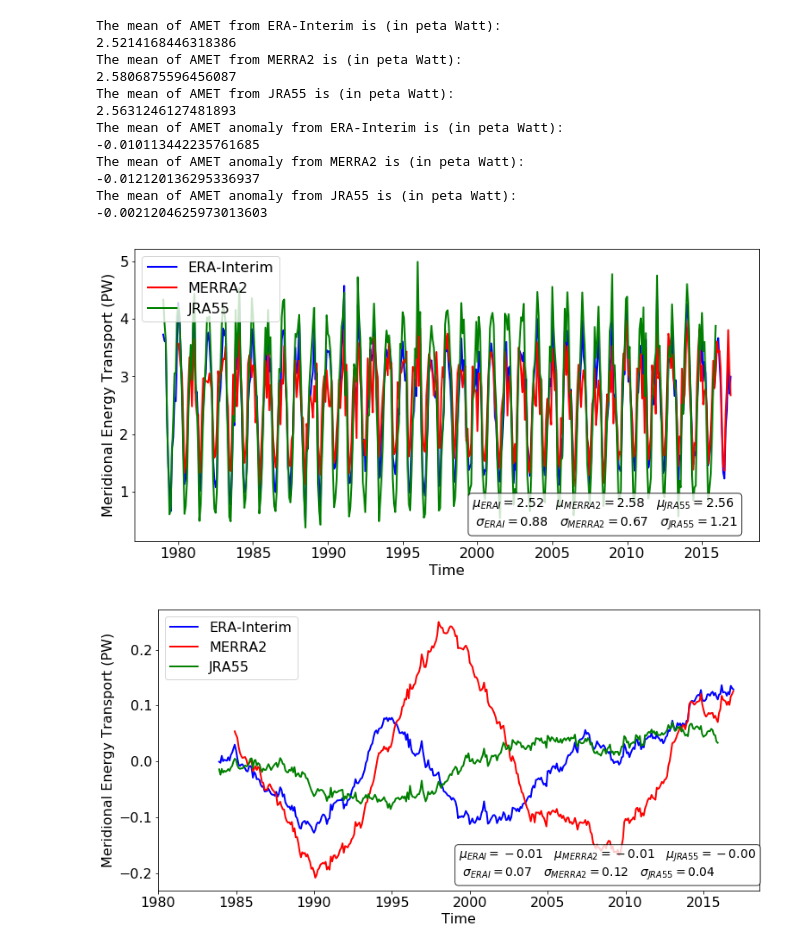
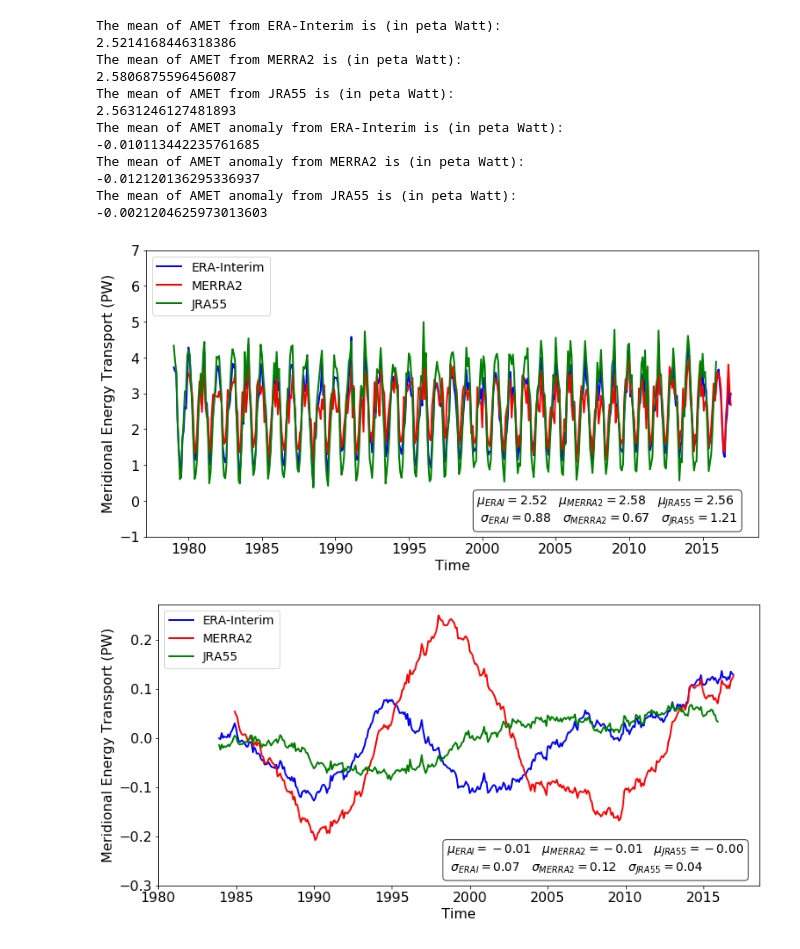
Before and after one commit to geek-yang/AirSeaFlow, a Jupyter notebook: MET_revise/ESD/paper_comp_AMET.ipynb, the cells around one changed output. Drawn from its saved outputs; the diff is of its cells as text; code cells hidden in the pictures.

Commit message:
figures remake for paper 1

```diff
--- a/MET_revise/ESD/paper_comp_AMET.ipynb
+++ b/MET_revise/ESD/paper_comp_AMET.ipynb
@@ -410,43 +410,43 @@ plt.xlabel("Time",fontsize=16)
 #plt.xticks(rotation=60)
 plt.xticks(np.arange(13,len(year_ERAI)*12+1,60), index_year,fontsize=16)
 plt.ylabel("Meridional Energy Transport (PW)",fontsize=16)
-plt.yticks(fontsize=16)
-plt.legend(frameon=True, loc=2, prop={'size': 16})
+plt.yticks(np.arange(-1,8,1),fontsize=16)
+plt.legend(frameon=True, loc=2, prop={'size': 14})
 # set up the text box
 props = dict(boxstyle='round', facecolor='white', alpha=0.8)
 ax = plt.gca()
 ax.text(0.54,0.15,text_content,transform=ax.transAxes,fontsize=14,verticalalignment='top',bbox=props)
 plt.show()
 fig3.savefig(output_path + os.sep + 'Comp_AMET_E_60N_running_mean_window_60m_comp.png', dpi = 300)
 plt.close(fig3)
 
 
 text_content = '$\mu_{ERAI}=%.2f$   $\mu_{MERRA2}=%.2f$   $\mu_{JRA55}=%.2f$ \n $\sigma_{ERAI}=%.2f$   $\sigma_{MERRA2}=%.2f$   $\sigma_{JRA55}=%.2f$' \
                 % (AMET_E_ERAI_white_mean_running_mean, AMET_E_MERRA2_white_mean_running_mean, AMET_E_JRA55_white_mean_running_mean, AMET_E_ERAI_white_running_mean_std, AMET_E_MERRA2_white_running_mean_std, AMET_E_JRA55_white_running_mean_std)
 
 # plot the AMET after removing the seasonal cycling with running mean
 fig8= plt.figure()
 plt.plot(index_1979_2016[window-1:],AMET_E_ERAI_white_running_mean[:,lat_interest['ERAI'][4]],'b-',linewidth=2.0,label='ERA-Interim')
 plt.plot(index_1980_2016[window-1:],AMET_E_MERRA2_white_running_mean[:,lat_interest['MERRA2'][4]],'r-',linewidth=2.0,label='MERRA2')
 plt.plot(index_1979_2015[window-1:],AMET_E_JRA55_white_running_mean[:,lat_interest['JRA55'][4]],'g-',linewidth=2.0,label='JRA55')
 #plt.title('Running Mean of AMET Anomalies at %dN with a window of %d months' % (lat_interest_list[i],window))
 fig8.set_size_inches(12.5, 6)
 plt.xlabel("Time",fontsize=16)
 #plt.xticks(np.linspace(0, 456, 39), year_ERAI)
 plt.xticks(np.arange(13,len(year_ERAI)*12+1,60), index_year,fontsize=16)
 #plt.xticks(rotation=60)
 plt.ylabel("Meridional Energy Transport (PW)",fontsize=16)
-plt.yticks(fontsize=16)
-plt.legend(frameon=True, loc=2, prop={'size': 16})
+plt.yticks(np.arange(-0.3,0.3,0.1),fontsize=16)
+plt.legend(frameon=True, loc=2, prop={'size': 14})
 props = dict(boxstyle='round',facecolor='white', alpha=0.8)
 ax = plt.gca()
-ax.text(0.5,0.15,text_content,transform=ax.transAxes,fontsize=14,verticalalignment='top',bbox=props)
+ax.text(0.48,0.15,text_content,transform=ax.transAxes,fontsize=14,verticalalignment='top',bbox=props)
 plt.show()
 fig8.savefig(output_path + os.sep + 'Comp_AMET_E_anomaly_60N_running_mean_window_60m_comp.png', dpi = 300)
 plt.close(fig8)
 # %% [output]
-[figure, old version]
+[figure, new version]
-[figure, old version]
+[figure, new version]
 # %%
 #calculate the differnce between datasets for each component
 #ERA-Interim minus MERRA2
```
Also changed, not shown: parts of 1 cell of this notebook, 5 other files.
